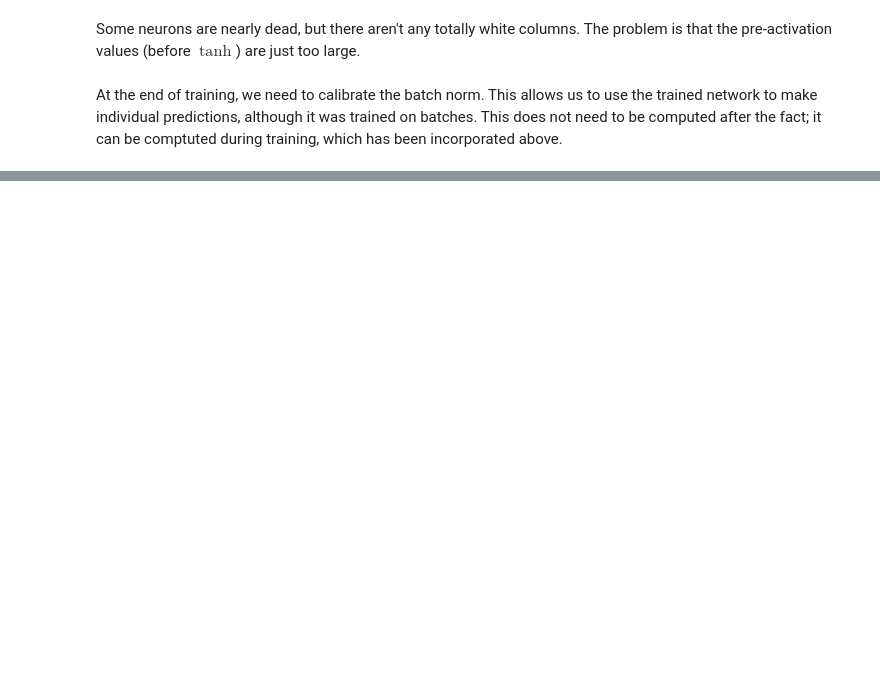
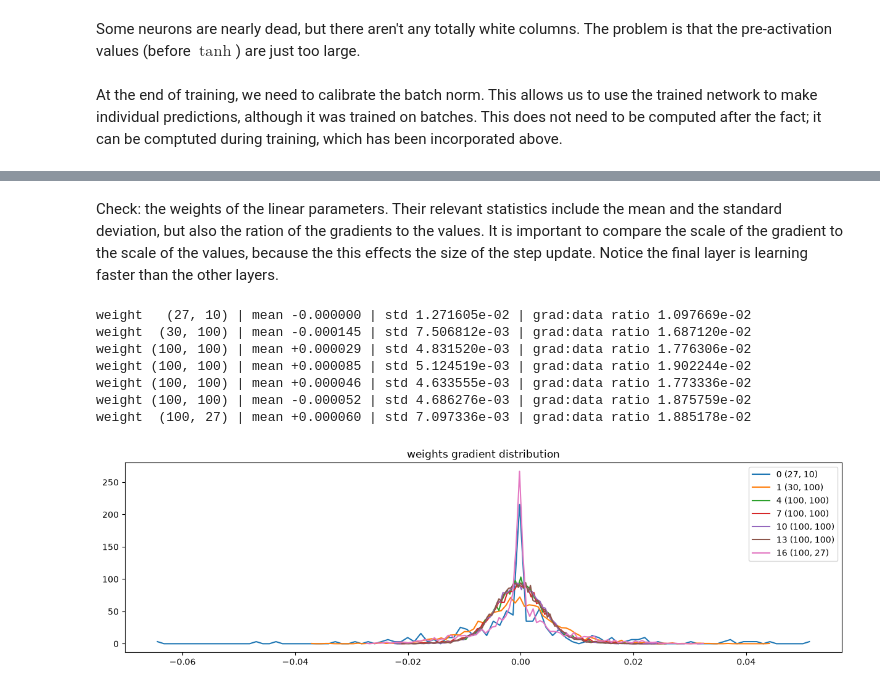
Before and after one commit to chabi-fin/learn_ml, a Jupyter notebook: courses/zero-to-hero/mlp2_makemore.ipynb, the cells around one changed output, grey strips where cells are left out. Cells and saved outputs as stored; diff of their text form; code cells hidden in the pictures; blank space fills up the shorter version.

```diff
--- a/courses/zero-to-hero/mlp2_makemore.ipynb
+++ b/courses/zero-to-hero/mlp2_makemore.ipynb
@@ -285,0 +491,24 @@ aarick.
+# %% [markdown]
+Check: the weights of the linear parameters. Their relevant statistics include the mean and the standard deviation, but also the ration of the gradients to the values. It is important to compare the scale of the gradient to the scale of the values, because the this effects the size of the step update. Notice the final layer is learning faster than the other layers.
+# %%
+# visualize histograms
+plt.figure(figsize=(15, 4)) # width and height of the plot
+legends = []
+for i,p in enumerate(parameters):
+  t = p.grad
+  if p.ndim == 2:
+    print('weight %10s | mean %+f | std %e | grad:data ratio %e' % (tuple(p.shape), t.mean(), t.std(), t.std() / p.std()))
+    hy, hx = torch.histogram(t, density=True)
+    plt.plot(hx[:-1].detach(), hy.detach())
+    legends.append(f'{i} {tuple(p.shape)}')
+plt.legend(legends)
+plt.title('weights gradient distribution');
+# %% [output]
+weight   (27, 10) | mean -0.000000 | std 1.271605e-02 | grad:data ratio 1.097669e-02
+weight  (30, 100) | mean -0.000145 | std 7.506812e-03 | grad:data ratio 1.687120e-02
+weight (100, 100) | mean +0.000029 | std 4.831520e-03 | grad:data ratio 1.776306e-02
+weight (100, 100) | mean +0.000085 | std 5.124519e-03 | grad:data ratio 1.902244e-02
+weight (100, 100) | mean +0.000046 | std 4.633555e-03 | grad:data ratio 1.773336e-02
+weight (100, 100) | mean -0.000052 | std 4.686276e-03 | grad:data ratio 1.875759e-02
+weight  (100, 27) | mean +0.000060 | std 7.097336e-03 | grad:data ratio 1.885178e-02
+[figure, added]
```
Also changed, not shown: parts of 20 cells of this notebook, 3 other files.
